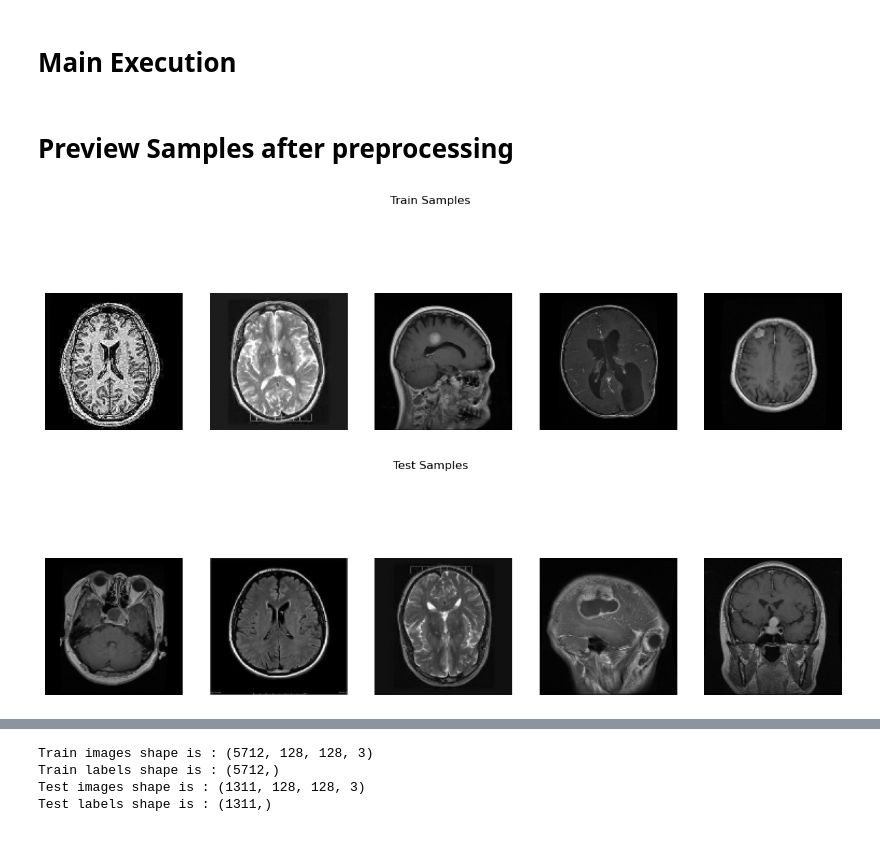
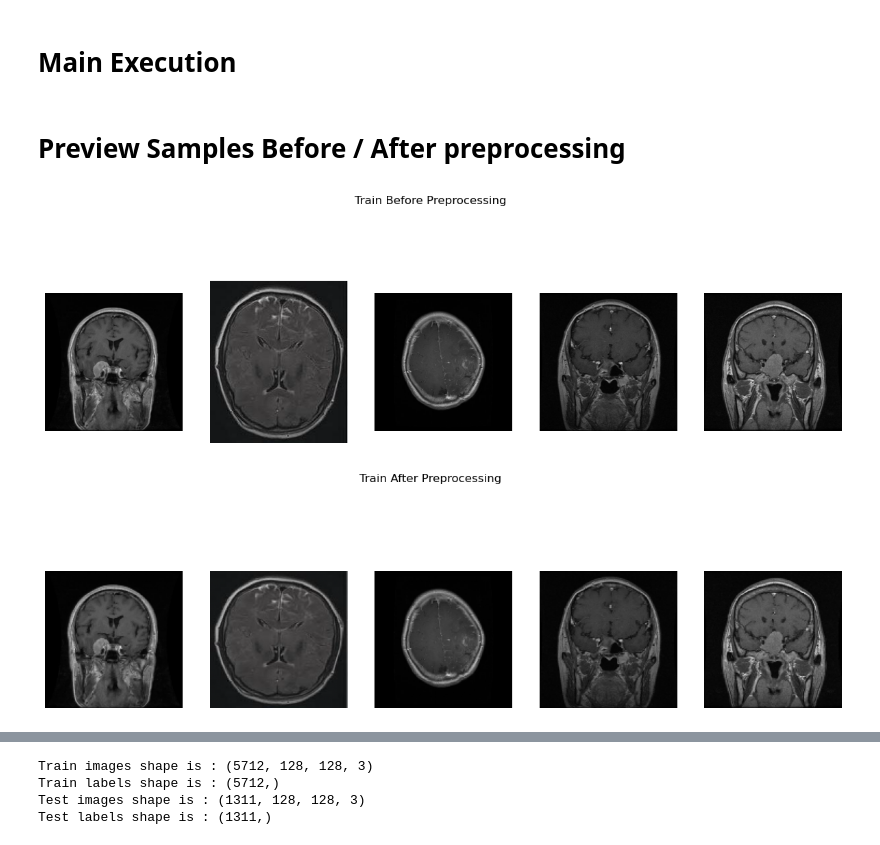
Before and after one commit to amrhany9/VisBrain, a Jupyter notebook: Classification_model.ipynb, the cells around one changed output, grey strips where cells are left out. Saved outputs shown, nothing was run; the diff lists cells and outputs as text; code cells hidden in the pictures.

Commit message:
Previewing Samples Solved

```diff
--- a/Classification_model.ipynb
+++ b/Classification_model.ipynb
@@ -114,10 +121,6 @@ test_images = preprocess_images(test_images)
 # %% [markdown]
-# Preview Samples after preprocessing
+# Preview Samples Before / After preprocessing
 # %%
-sample_size = 5
-train_sample = train_images[np.random.choice(len(train_images), sample_size, replace=False)]
-test_sample = test_images[np.random.choice(len(test_images), sample_size, replace=False)]
-
 def plot_images(images, title):
     plt.figure(figsize=(15, 5))
     for i in range(len(images)):
@@ -126,10 +129,23 @@ def plot_images(images, title):
         plt.axis('off')
     plt.suptitle(title)
     plt.show()
-
-
-plot_images(train_sample, 'Train Samples')
-plot_images(test_sample, 'Test Samples')
-# %% [output]
-[figure, removed]
-[figure, removed]
+# %%
+def preview_samples(sample_size, arr_images, title, random_seed=None):
+    if len(arr_images) <= sample_size:
+        return arr_images[:]
+
+    # Set random seed for reproducibility
+    np.random.seed(random_seed)
+
+    # Randomly select a number of samples from the array.
+    samples = arr_images[np.random.choice(len(arr_images), sample_size, replace=False)]
+
+    # Plot the samples and display the plot with the given title.
+    plot_images(samples, title)
+# %%
+preview_samples(5, train_images, 'Train Before Preprocessing', random_seed=42)
+train_images = preprocess_images(train_images)
+preview_samples(5, train_images, 'Train After Preprocessing', random_seed=42)
+# %% [output]
+[figure, added]
+[figure, added]
```
Also changed, not shown: parts of 9 cells of this notebook.
